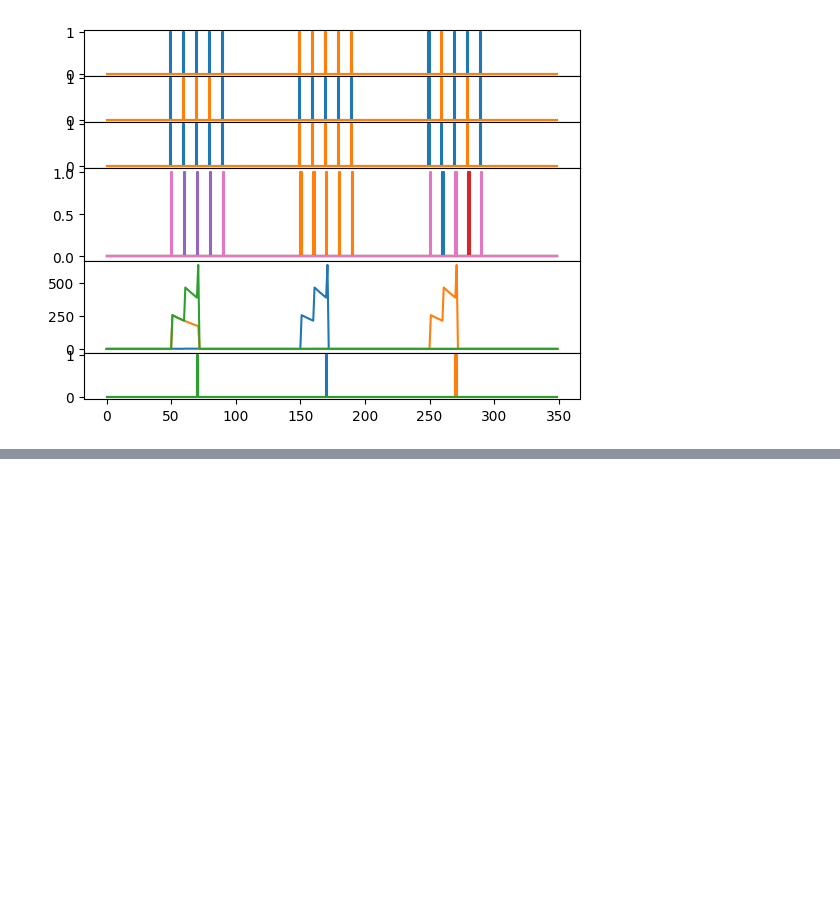
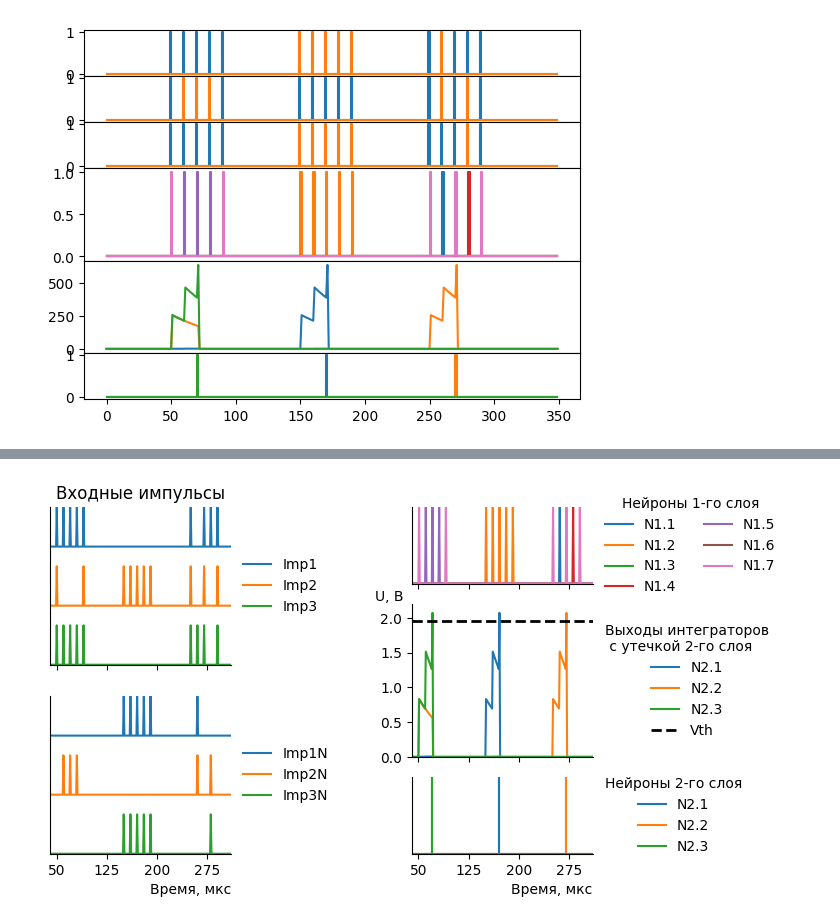
Before and after one commit to IvKormak/spikesim, a Jupyter notebook: old_model.ipynb, the cells around one changed output, grey strips where cells are left out. Drawn from its saved outputs; the diff is of its cells as text; code cells hidden in the pictures; blank space fills up the shorter version.

```diff
--- a/old_model.ipynb
+++ b/old_model.ipynb
@@ -328,0 +399,93 @@ plt.show()
+# %%
+imin = 40
+imax = 310
+plt.figure(figsize=(7, 4.5))
+
+vth = 1.96
+au_to_v = lambda x: vth/600*x
+
+gs = gridspec.GridSpec(1, 2)
+gs1 = gridspec.GridSpecFromSubplotSpec(2, 1, height_ratios=[1, 1], subplot_spec=gs[0])
+gs2 = gridspec.GridSpecFromSubplotSpec(3, 1, height_ratios=[1, 2, 1], subplot_spec=gs[1])
+
+ind = out.index.to_list()
+
+ax0 = plt.subplot(gs1[0])
+ax0.plot(ind, out[0].values+3, ind, out[1].values+1.5, ind, out[2].values)
+ax0.legend(["Imp1", "Imp2", "Imp3"], loc='center left', bbox_to_anchor=(1, 0.5), frameon=False)
+ax0.xaxis.set_tick_params(labelbottom=False)
+ax0.set_xlim(imin, imax)
+
+ax1 = plt.subplot(gs1[1])
+ax1.plot(ind, out[3].values+3, ind, out[4].values+1.5, ind, out[5].values)
+ax1.legend(["Imp1N", "Imp2N", "Imp3N"], loc='center left', bbox_to_anchor=(1, 0.5), frameon=False)
+ax1.set_xlim(imin, imax)
+
+ax3 = plt.subplot(gs2[0])
+for i in range(37, 44):
+    ax3.plot(out[i])
+ax3.legend(["N1.1", "N1.2", "N1.3", "N1.4", "N1.5", "N1.6", "N1.7"], title="Нейроны 1-го слоя", loc='center left', ncols=2, bbox_to_anchor=(1, 0.5), frameon=False)
+ax3.xaxis.set_tick_params(labelbottom=False)
+ax3.set_xlim(imin, imax)
+
+pres, posts = [], []
+ax4 = plt.subplot(gs2[1], sharex = ax3)
+for i in range(52, 59, 3):
+    pres.append(ax4.plot(au_to_v(out[i].values))[0])
+ax4.xaxis.set_tick_params(labelbottom=False)
+pres.append(ax4.plot([imin, imax], [1.96, 1.96], 'k--', lw=2)[0])
+
+ax5 = plt.subplot(gs2[2], sharex = ax3)
+for i in range(53, 60, 3):
+    posts.append(ax5.step(out[i].index.tolist(), out[i])[0])
+
+ax5.legend(posts, ["N2.1", "N2.2", "N2.3"], title="Нейроны 2-го слоя", loc='center left', bbox_to_anchor=(1, 0.5), frameon=False)
+ax4.legend(pres, ["N2.1", "N2.2", "N2.3", "Vth"], title="Выходы интеграторов\n с утечкой 2-го слоя", loc='center left', bbox_to_anchor=(1, 0.5), frameon=False)
+
+
+ax0.spines.bottom.set_bounds(imin, imax)
+ax0.spines.left.set_bounds(0, 4)
+ax0.spines.right.set_visible(False)
+ax0.spines.top.set_visible(False)
+ax0.set_ylim(0,4)
+ax0.set_xticks((50, 125, 200,  275))
+ax0.set_yticks(())
+ax0.set_title("Входные импульсы")
+ax5.set_xlabel("Время, мкс", loc='right')
+
+ax1.spines.bottom.set_bounds(imin, imax)
+ax1.spines.left.set_bounds(0, 4)
+ax1.spines.right.set_visible(False)
+ax1.spines.top.set_visible(False)
+ax1.set_ylim(0,4)
+ax1.set_xticks((50, 125, 200,  275))
+ax1.set_yticks(())
+ax1.set_xlabel("Время, мкс", loc='right')
+
+
+ax3.spines.bottom.set_bounds(imin, imax)
+ax3.spines.left.set_bounds(0, 1)
+ax3.spines.right.set_visible(False)
+ax3.spines.top.set_visible(False)
+ax3.set_ylim(0,1)
+ax3.set_yticks(())
+ax3.set_xticks((50, 125, 200,  275))
+
+ax4.spines.bottom.set_bounds(imin, imax)
+ax4.spines.right.set_visible(False)
+ax4.set_ylim(0,2.2)
+ax4.set_ylabel("U, В", loc='top', rotation=0, labelpad=-17)
+ax4.spines.top.set_visible(False)
+
+ax5.spines.bottom.set_bounds(imin, imax)
+ax5.spines.left.set_bounds(0, 1)
+ax5.spines.right.set_visible(False)
+ax5.spines.top.set_visible(False)
+ax5.set_ylim(0,1)
+ax5.set_yticks(())
+ax5.set_xlabel("Время, мкс", loc='right')
+
+plt.subplots_adjust(wspace=1)
+plt.show()
+# %% [output]
+[figure, added]
```
Also changed, not shown: parts of 6 cells of this notebook, 2 other files.
